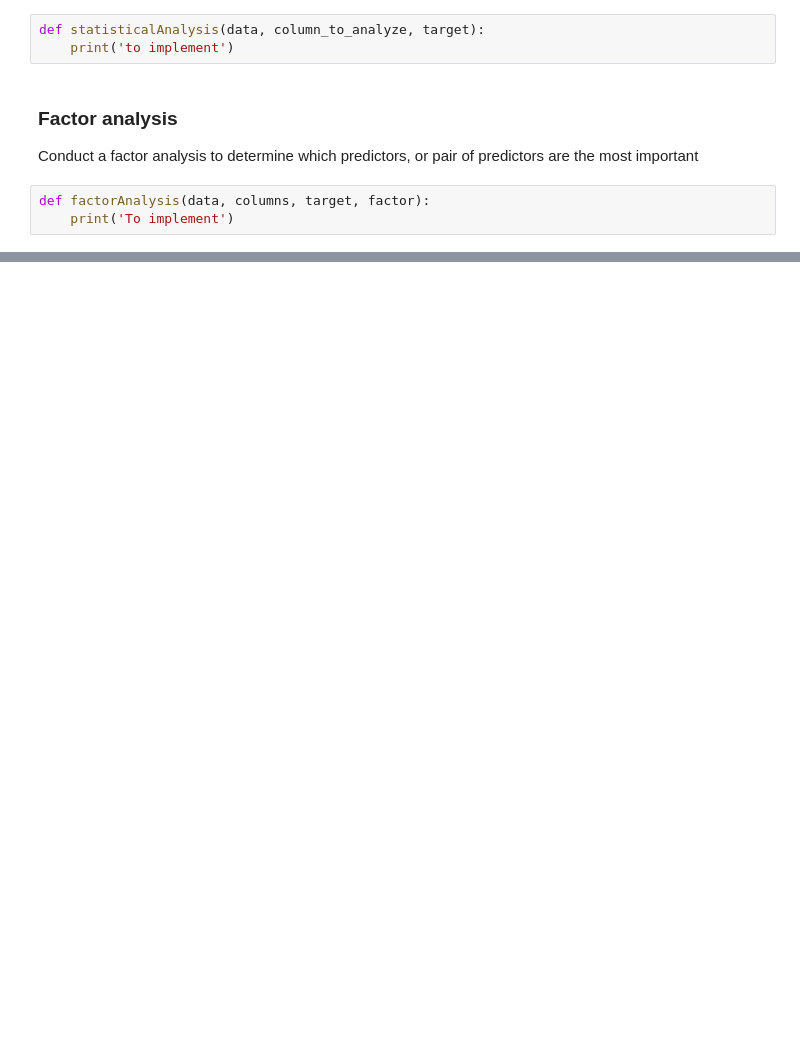
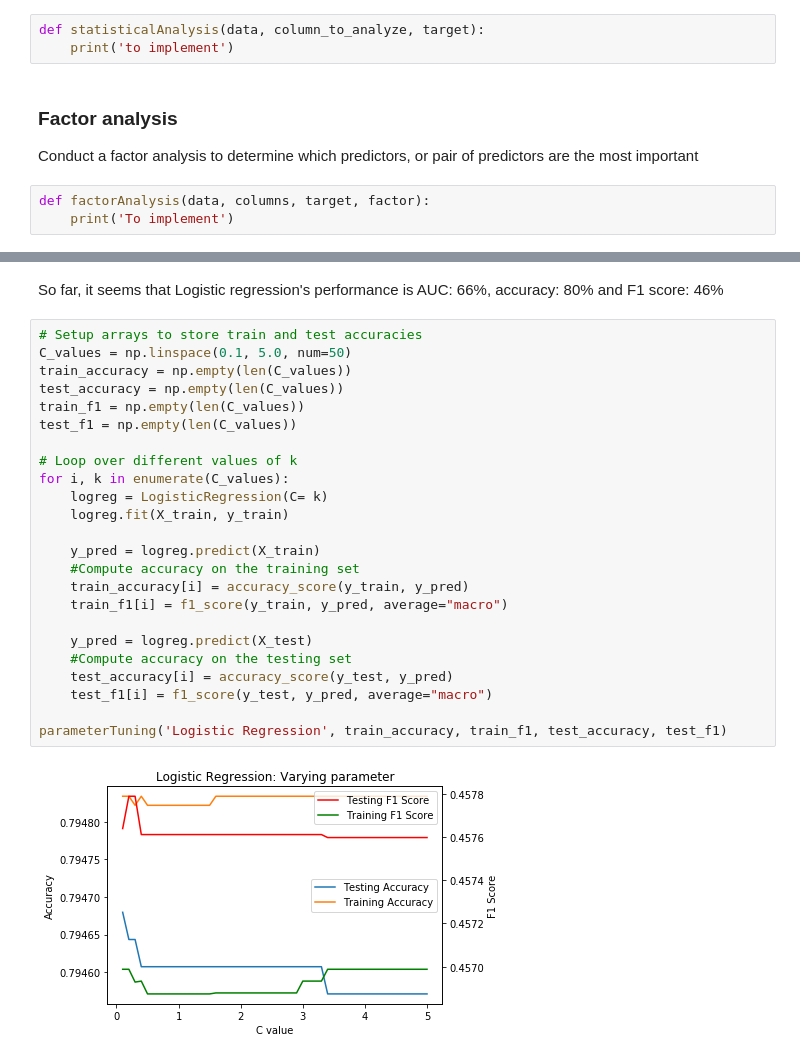
Before and after one commit to marwanmaalouf/EECE633_Project, a Jupyter notebook: EECE633_Python.ipynb, the cells around one changed output, grey strips where cells are left out. Cells and saved outputs as stored; diff of their text form; blank space fills up the shorter version.

```diff
--- a/EECE633_Python.ipynb
+++ b/EECE633_Python.ipynb
@@ -250,0 +426,28 @@ def factorAnalysis(data, columns, target, factor):
+# %% [markdown]
+So far, it seems that Logistic regression's performance is AUC: 66%, accuracy: 80% and F1 score: 46%
+# %%
+# Setup arrays to store train and test accuracies
+C_values = np.linspace(0.1, 5.0, num=50)
+train_accuracy = np.empty(len(C_values))
+test_accuracy = np.empty(len(C_values))
+train_f1 = np.empty(len(C_values))
+test_f1 = np.empty(len(C_values))
+
+# Loop over different values of k
+for i, k in enumerate(C_values):
+    logreg = LogisticRegression(C= k)
+    logreg.fit(X_train, y_train)
+
+    y_pred = logreg.predict(X_train)
+    #Compute accuracy on the training set
+    train_accuracy[i] = accuracy_score(y_train, y_pred)
+    train_f1[i] = f1_score(y_train, y_pred, average="macro")
+
+    y_pred = logreg.predict(X_test)
+    #Compute accuracy on the testing set
+    test_accuracy[i] = accuracy_score(y_test, y_pred)
+    test_f1[i] = f1_score(y_test, y_pred, average="macro")
+
+parameterTuning('Logistic Regression', train_accuracy, train_f1, test_accuracy, test_f1)
+# %% [output]
+[figure, added]
```
Also changed, not shown: parts of 17 cells of this notebook.
